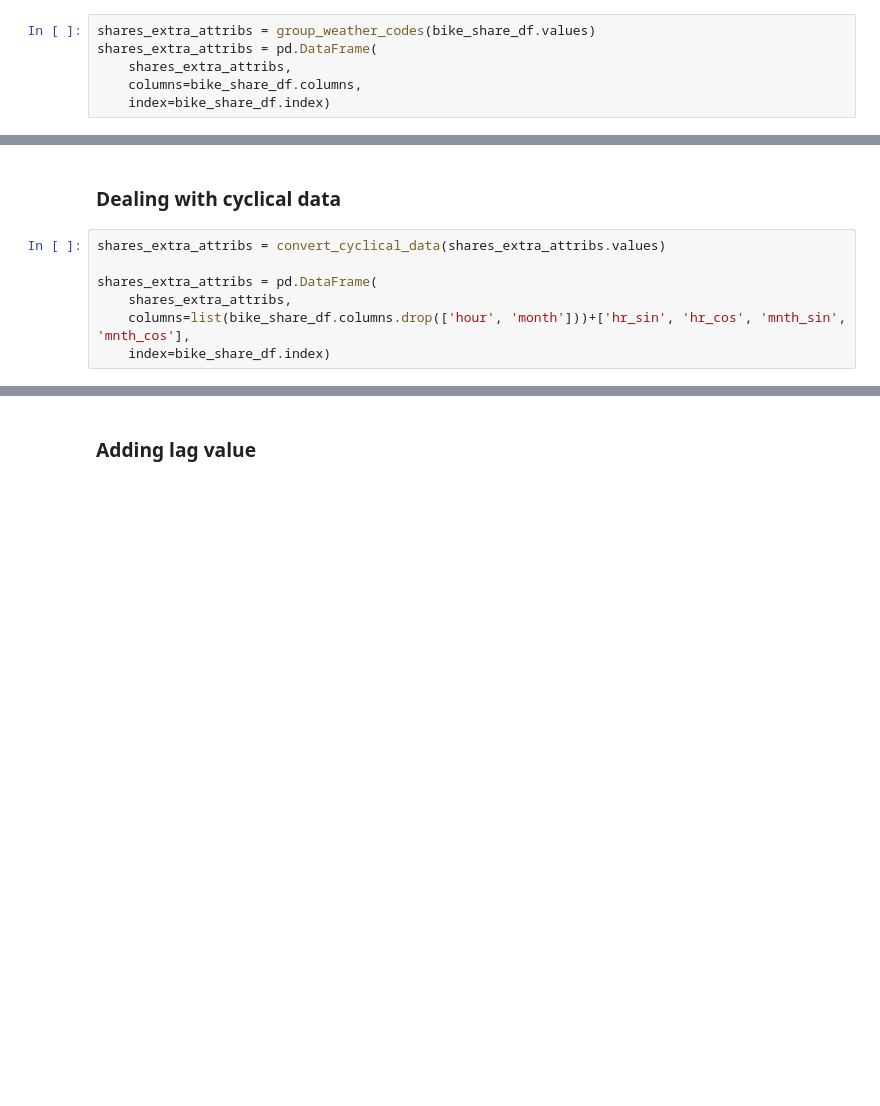
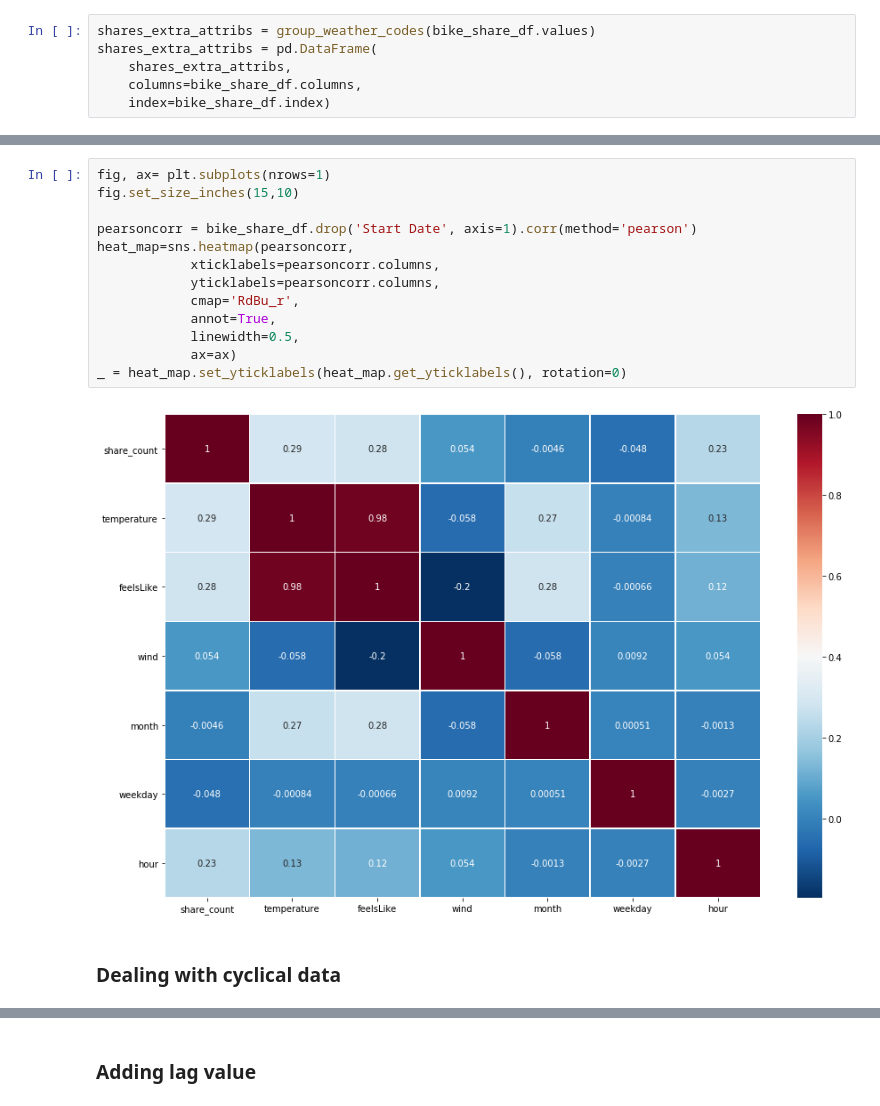
Before and after one commit to Krismix1/data-science-mandatory-2, a Jupyter notebook: model.ipynb, the cells around one changed output, grey strips where cells are left out. Drawn from its saved outputs; the diff is of its cells as text; blank space fills up the shorter version.

```diff
--- a/model.ipynb
+++ b/model.ipynb
@@ -262,9 +336,17 @@ _ = ax1.set_ylabel('Share count', labelpad=15)
+# %%
+fig, ax= plt.subplots(nrows=1)
+fig.set_size_inches(15,10)
+
+pearsoncorr = bike_share_df.drop('Start Date', axis=1).corr(method='pearson')
+heat_map=sns.heatmap(pearsoncorr,
+            xticklabels=pearsoncorr.columns,
+            yticklabels=pearsoncorr.columns,
+            cmap='RdBu_r',
+            annot=True,
+            linewidth=0.5,
+            ax=ax)
+_ = heat_map.set_yticklabels(heat_map.get_yticklabels(), rotation=0)
+# %% [output]
+[figure, added]
 # %% [markdown]
 ### Dealing with cyclical data
-# %%
-shares_extra_attribs = convert_cyclical_data(shares_extra_attribs.values)
-
-shares_extra_attribs = pd.DataFrame(
-    shares_extra_attribs,
-    columns=list(bike_share_df.columns.drop(['hour', 'month']))+['hr_sin', 'hr_cos', 'mnth_sin', 'mnth_cos'],
-    index=bike_share_df.index)
```
Also changed, not shown: parts of 35 cells of this notebook.
